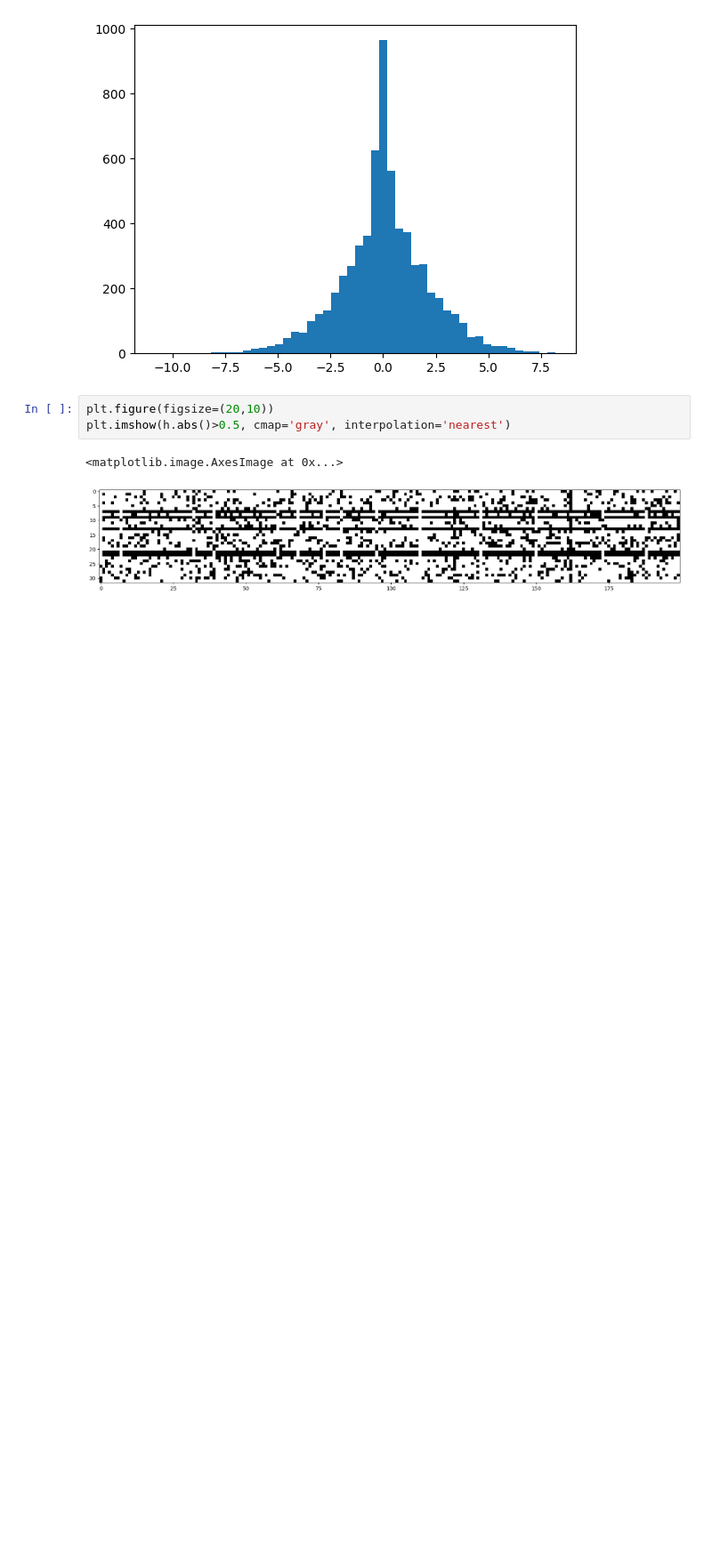
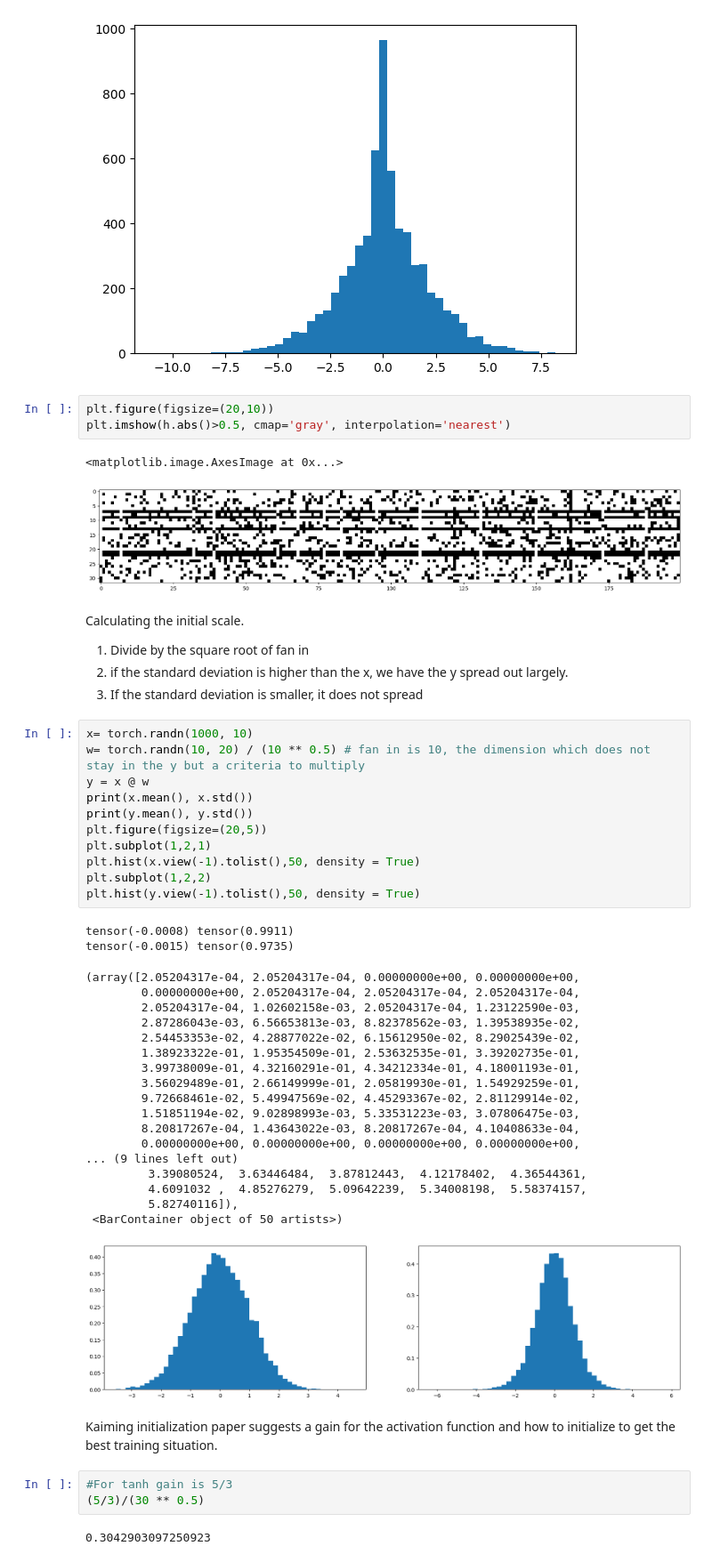
Before and after one commit to Samin-Sadaf7/NN_works, a Jupyter notebook: makemore_v3_mlp_v2.ipynb, the cells around one changed output. Shown at 89% size. Cells and saved outputs as stored; diff of their text form; blank space fills up the shorter version.

Commit message:
Implemented the initialization based on kamlin paper

```diff
--- a/makemore_v3_mlp_v2.ipynb
+++ b/makemore_v3_mlp_v2.ipynb
@@ -372,3 +372,47 @@ plt.imshow(h.abs()>0.5, cmap='gray', interpolation='nearest')
 # %% [output]
 <matplotlib.image.AxesImage at 0x...>
 [figure]
+# %% [markdown]
+Calculating the initial scale.
+1. Divide by the square root of fan in
+2. if the standard deviation is higher than the x, we have the y spread out largely.
+3. If the standard deviation is smaller, it does not spread
+# %%
+x= torch.randn(1000, 10)
+w= torch.randn(10, 20) / (10 ** 0.5) # fan in is 10, the dimension which does not stay in the y but a criteria to multiply
+y = x @ w
+print(x.mean(), x.std())
+print(y.mean(), y.std())
+plt.figure(figsize=(20,5))
+plt.subplot(1,2,1)
+plt.hist(x.view(-1).tolist(),50, density = True)
+plt.subplot(1,2,2)
+plt.hist(y.view(-1).tolist(),50, density = True)
+# %% [output]
+tensor(-0.0008) tensor(0.9911)
+tensor(-0.0015) tensor(0.9735)
+(array([2.05204317e-04, 2.05204317e-04, 0.00000000e+00, 0.00000000e+00,
+        0.00000000e+00, 2.05204317e-04, 2.05204317e-04, 2.05204317e-04,
+        2.05204317e-04, 1.02602158e-03, 2.05204317e-04, 1.23122590e-03,
+        2.87286043e-03, 6.56653813e-03, 8.82378562e-03, 1.39538935e-02,
+        2.54453353e-02, 4.28877022e-02, 6.15612950e-02, 8.29025439e-02,
+        1.38923322e-01, 1.95354509e-01, 2.53632535e-01, 3.39202735e-01,
+        3.99738009e-01, 4.32160291e-01, 4.34212334e-01, 4.18001193e-01,
+        3.56029489e-01, 2.66149999e-01, 2.05819930e-01, 1.54929259e-01,
+        9.72668461e-02, 5.49947569e-02, 4.45293367e-02, 2.81129914e-02,
+        1.51851194e-02, 9.02898993e-03, 5.33531223e-03, 3.07806475e-03,
+        8.20817267e-04, 1.43643022e-03, 8.20817267e-04, 4.10408633e-04,
+        0.00000000e+00, 0.00000000e+00, 0.00000000e+00, 0.00000000e+00,
+... (9 lines left out)
+         3.39080524,  3.63446484,  3.87812443,  4.12178402,  4.36544361,
+         4.6091032 ,  4.85276279,  5.09642239,  5.34008198,  5.58374157,
+         5.82740116]),
+ <BarContainer object of 50 artists>)
+[figure, added]
+# %% [markdown]
+Kaiming initialization paper suggests a gain for the activation function and how to initialize to get the best training situation.
+# %%
+#For tanh gain is 5/3
+(5/3)/(30 ** 0.5)
+# %% [output]
+0.3042903097250923
```
Also changed, not shown: parts of 8 cells of this notebook.
